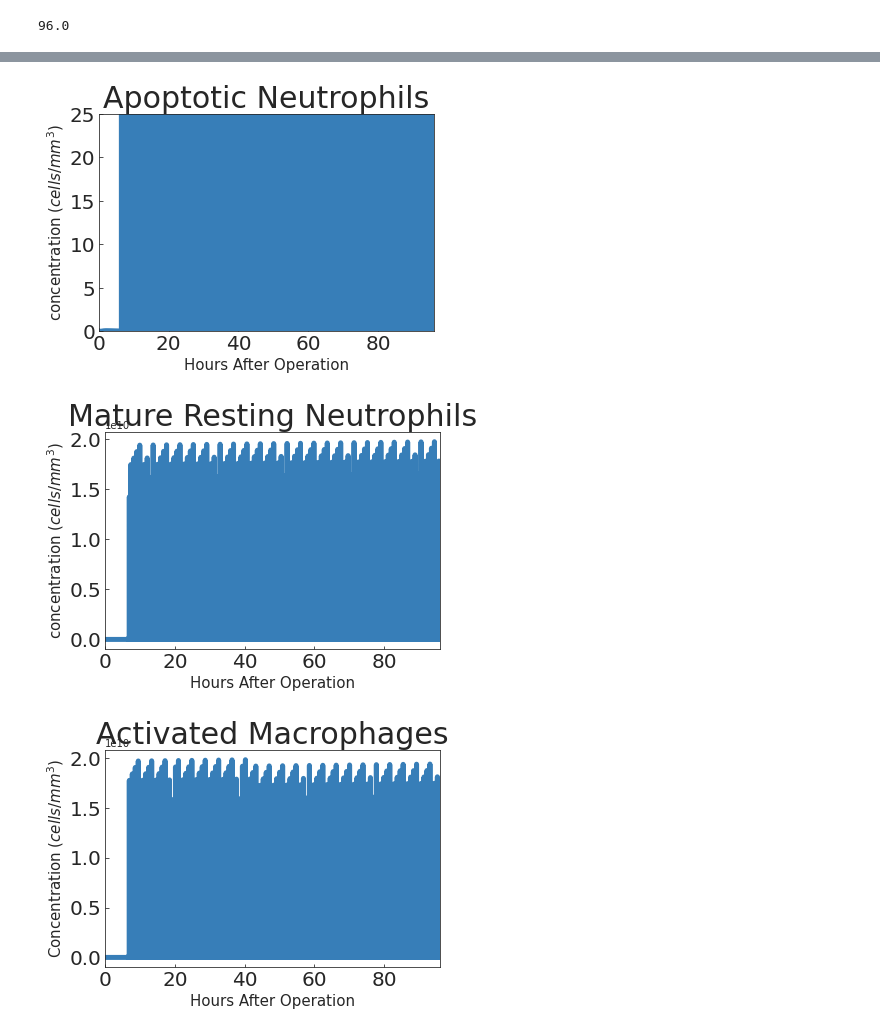
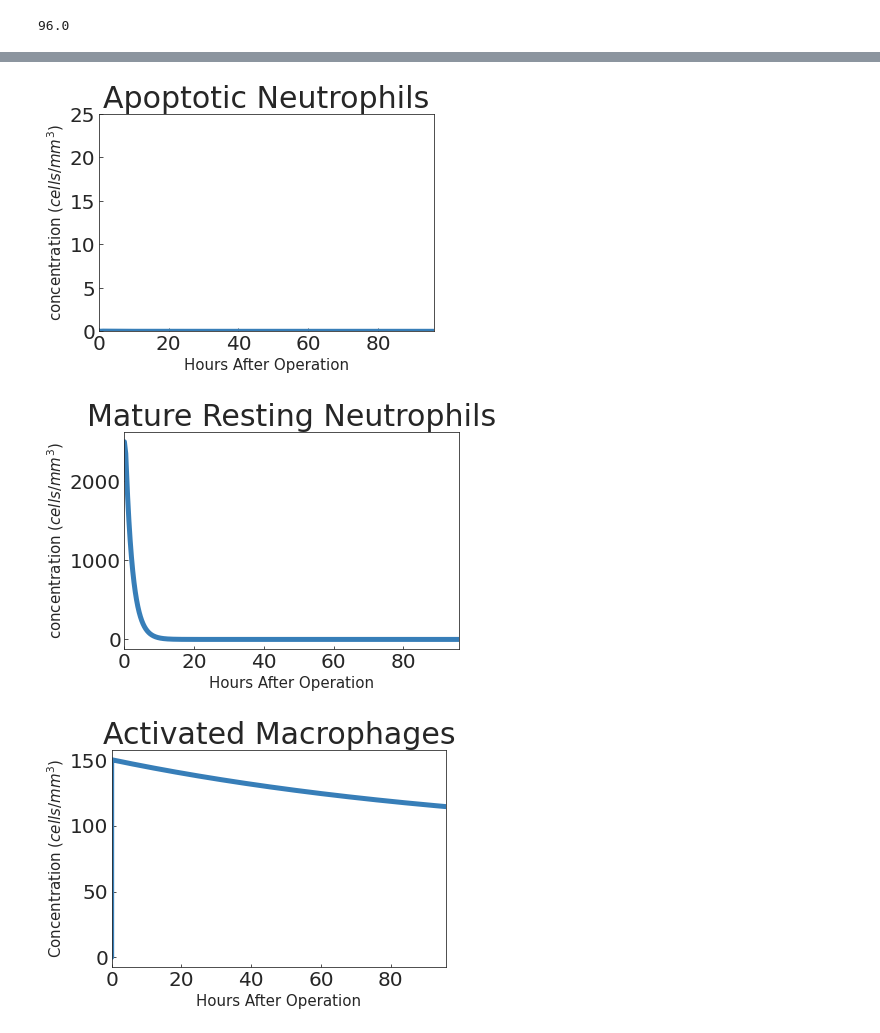
Before and after one commit to UvaCsl/immune-ct, a Jupyter notebook: notebooks/Part II - Stochastic Immunity (Manual Run).ipynb, the cells around one changed output, grey strips where cells are left out. Drawn from its saved outputs; the diff is of its cells as text; code cells hidden in the pictures.

```diff
--- a/notebooks/Part II - Stochastic Immunity (Manual Run).ipynb
+++ b/notebooks/Part II - Stochastic Immunity (Manual Run).ipynb
@@ -1079,9 +1079,9 @@ t_add_name = '0.5'
 sig_mult = 0
 
 # noise_type = 'sigmoid'
-# noise_type = 'linear'
+noise_type = 'linear'
 # noise_type = 'gaussian'
-noise_type = 'interval'
+# noise_type = 'interval'
 
 # sigma_type = 'increasing'
 sigma_type = 'constant'
@@ -1227,3 +1223,3 @@ Pickling interval + '_' + constant ...
-[figure, old version]
+[figure, new version]
-[figure, old version]
+[figure, new version]
-[figure, old version]
+[figure, new version]
```
Also changed, not shown: parts of 1 cell of this notebook, 6 other files.
